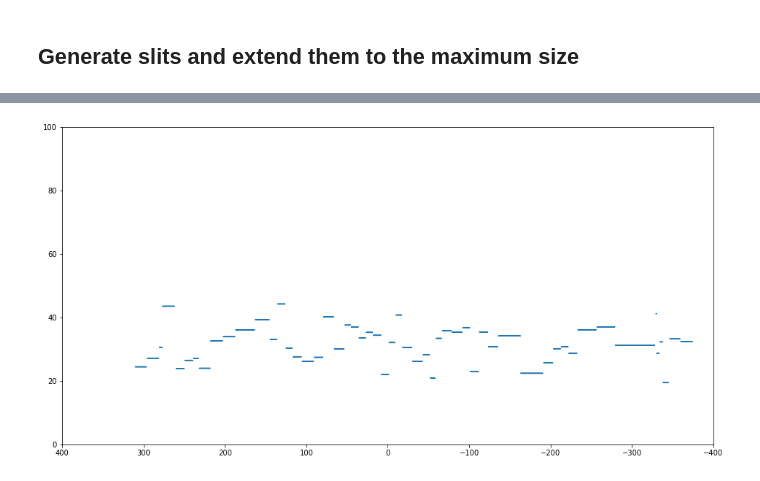
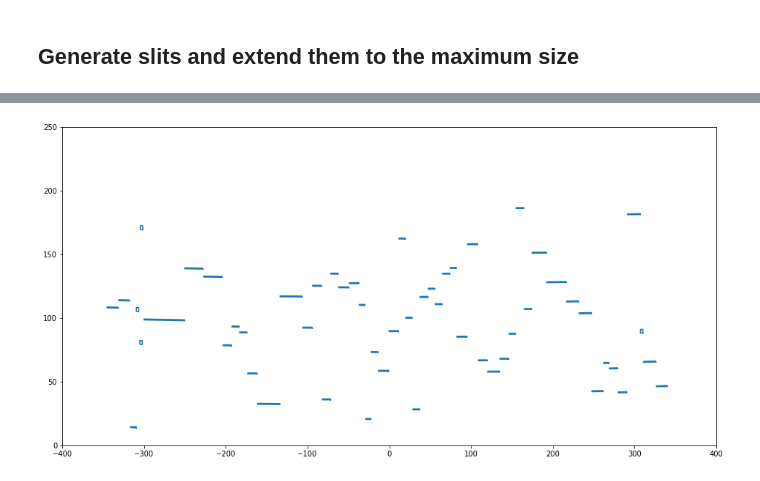
Before and after one commit to KeckObservatory/SlitmaskDesignTool, a Jupyter notebook: PythonConversionByLR/dsimulator.ipynb, the cells around one changed output, grey strips where cells are left out. Cells and saved outputs as stored; diff of their text form; code cells hidden in the pictures.

```diff
--- a/PythonConversionByLR/dsimulator.ipynb
+++ b/PythonConversionByLR/dsimulator.ipynb
@@ -520,4 +599,8 @@ New value:  15 -321.790626034
 # %%
+#
+# SKY_COORDS: Convert xarcs,yarcs in tel coords onto sky
+#   Note that this routine, called infrequently, does not need to be efficient.
+#
 def sky_coords(SlitData, InputData):
     indat = InputData
     sdat = SlitData
@@ -533,7 +616,7 @@ def sky_coords(SlitData, InputData):
         r = np.arctan(r/206264.8)
         phi = pa0-np.arctan2(y,x)
         sind = np.sin(dec0)*np.cos(r)+np.cos(dec0)*np.sin(r)*np.cos(phi)
-        sina = np.sin(r)*np.sin(phi)*np.sqrt(1-sind**2)
+        sina = np.sin(r)*np.sin(phi)/np.sqrt(1-sind**2)
         sdat[i]['DEC']=np.arcsin(sind)
         sdat[i]['RA']=ra0+np.arcsin(sina)
 
@@ -598,7 +699,7 @@ def gnom_to_dproj(xg,yg):
     return xd,yd
 
 def proj_to_mask(xp,yp,ap):
-    return xp,yp,ap
+    #return xp,yp,ap
     mu = np.arcsin(xp/M_RCURV)
     cosm = np.cos(mu)
     cost = np.cos(degtorad(M_ANGLE))
@@ -638,7 +739,7 @@ def mask_coords(SlitData):
         # recalculation, probably not needed
         sdat['X1']=sdat['XARCS']-sdat['LEN1']*cosa*(-1)
         sdat['Y1']=sdat['YARCS']-sdat['LEN1']*sina
-        sdat['X2']=sdat['XARCS']+sdat['LEN1']*cosa*(-1)
+        sdat['X2']=sdat['XARCS']+sdat['LEN2']*cosa*(-1)
         sdat['Y2']=sdat['YARCS']+sdat['LEN2']*sina
 
         # x1,y1 are now tan projections
@@ -703,0 +805,18 @@ SlitData[1]
+# %%
+# plot
+factor=2
+
+fig1,ax2 = plt.subplots(1,figsize=(16,8))
+minx = min([x['XMM1'] for x in SlitData])
+maxx = max([x['XMM1'] for x in SlitData])
+miny = min([x['YMM1']*factor for x in SlitData])
+maxy = max([x['YMM1']*factor for x in SlitData])
+print(miny,maxy)
+ax2.set_xlim(-400,400)
+#ax.set_ylim(0,250)
+ax2.set_ylim(miny,maxy+50)
+for slit in SlitData:
+    x = [slit['XMM1'],slit['XMM2'],slit['XMM3'],slit['XMM4'],slit['XMM1']]
+    y = [slit['YMM1'],slit['YMM2'],slit['YMM3'],slit['YMM4'],slit['YMM1']]
+    l = mlines.Line2D(x,y)
+    ax2.add_line(l)
@@ -704,12 +826,13 @@ SlitData[1]
 # %%
-# plot
+# plot example
+slits = ascii.read('example/bluslits')
 fig,ax = plt.subplots(1,figsize=(16,8))
-ax.set_xlim([400, -400])
-ax.set_ylim([0, 100])
-for slit in SlitData:
-    x = [slit['XMM1'],slit['XMM2'],slit['XMM3'],slit['XMM4'],slit['XMM1']]
-    y = [slit['YMM1'],slit['YMM2'],slit['YMM3'],slit['YMM4'],slit['YMM1']]
+ax.set_xlim([-400, 400])
+ax.set_ylim([0, 250])
+for slit in slits:
+    x = [slit['slitX1'],slit['slitX2'],slit['slitX3'],slit['slitX4'],slit['slitX1']]
+    y = [slit['slitY1'],slit['slitY2'],slit['slitY3'],slit['slitY4'],slit['slitY1']]
     l = mlines.Line2D(x,y)
     ax.add_line(l)
 # %% [output]
-[figure, old version]
+[figure, new version]
```
Also changed, not shown: parts of 30 cells of this notebook.
